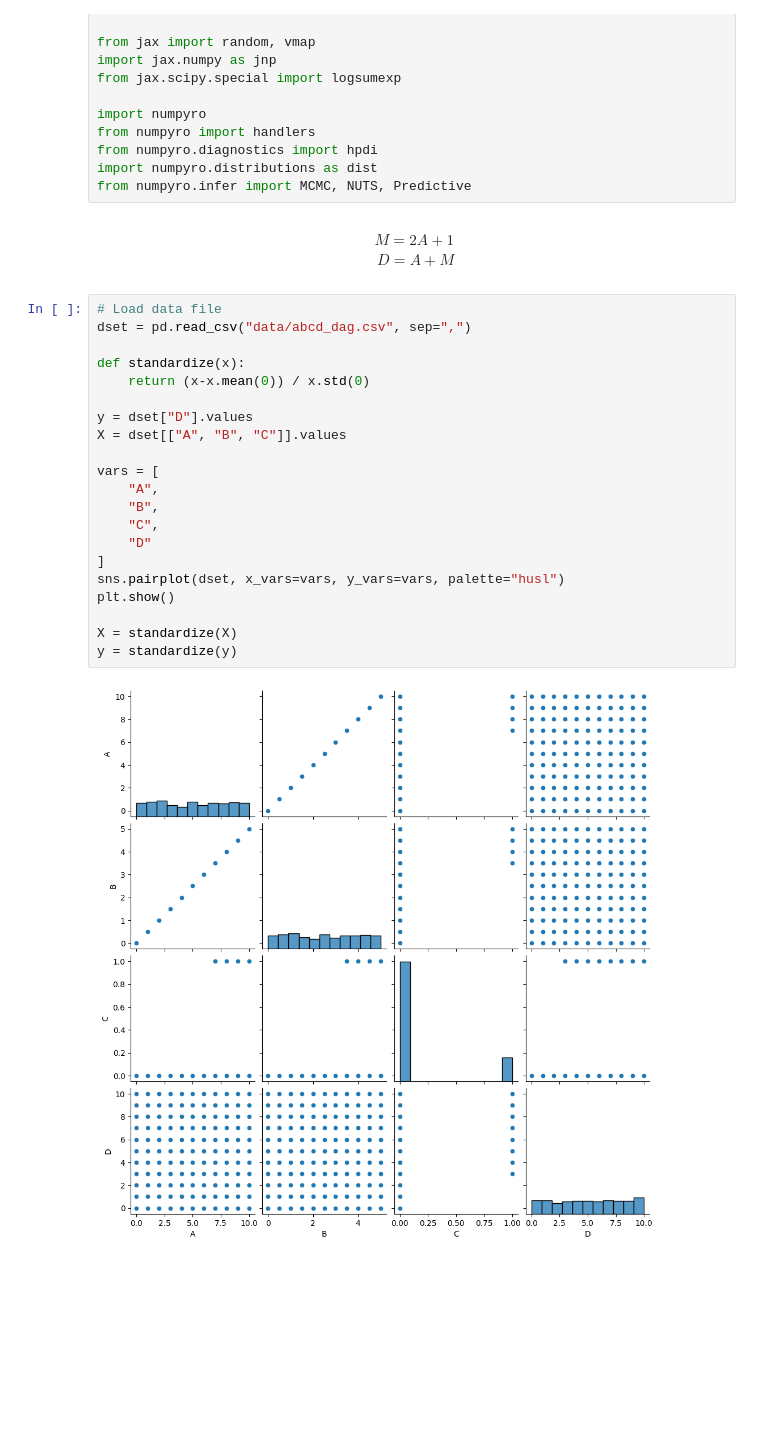
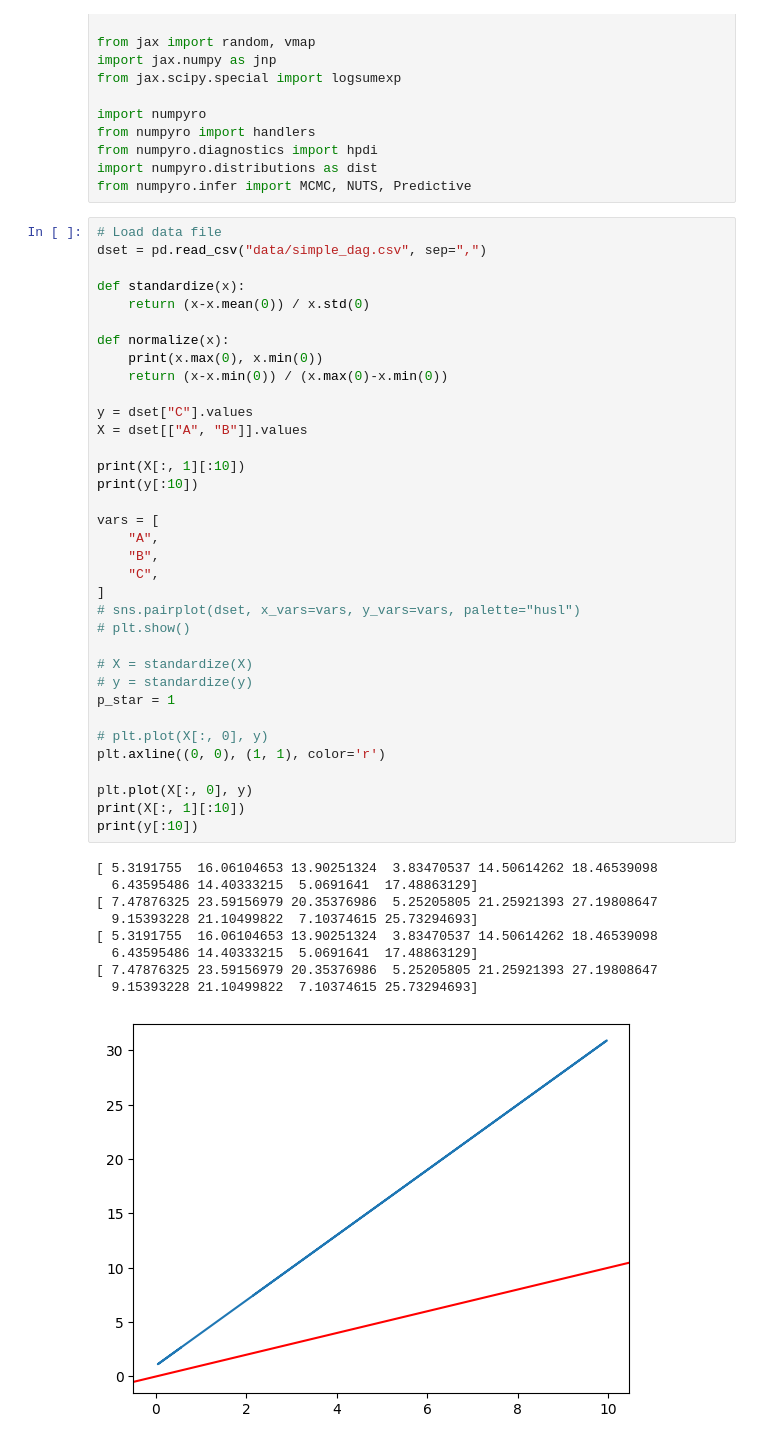
Before and after one commit to Grace0124/numpyro, a Jupyter notebook: logistic-hs_DAG.ipynb, the cells around one changed output. Cells and saved outputs as stored; diff of their text form; blank space fills up the shorter version.

Commit message:
Fixed experiment for normal linear regression

```diff
--- a/logistic-hs_DAG.ipynb
+++ b/logistic-hs_DAG.ipynb
@@ -12,33 +12,50 @@ from numpyro import handlers
 from numpyro.diagnostics import hpdi
 import numpyro.distributions as dist
 from numpyro.infer import MCMC, NUTS, Predictive
-# %% [markdown]
-$$\begin{align*}
-M = 2A+1 \\
-D = A + M
-\end{align*}$$
 # %%
 # Load data file
-dset = pd.read_csv("data/abcd_dag.csv", sep=",")
+dset = pd.read_csv("data/simple_dag.csv", sep=",")
 
 def standardize(x):
     return (x-x.mean(0)) / x.std(0)
 
-y = dset["D"].values
-X = dset[["A", "B", "C"]].values
+def normalize(x):
+    print(x.max(0), x.min(0))
+    return (x-x.min(0)) / (x.max(0)-x.min(0))
+
+y = dset["C"].values
+X = dset[["A", "B"]].values
+
+print(X[:, 1][:10])
+print(y[:10])
 
 vars = [
     "A",
     "B",
     "C",
-    "D"
 ]
-sns.pairplot(dset, x_vars=vars, y_vars=vars, palette="husl")
-plt.show()
+# sns.pairplot(dset, x_vars=vars, y_vars=vars, palette="husl")
+# plt.show()
 
-X = standardize(X)
-y = standardize(y)
+# X = standardize(X)
+# y = standardize(y)
+p_star = 1
+
+# plt.plot(X[:, 0], y)
+plt.axline((0, 0), (1, 1), color='r')
+
+plt.plot(X[:, 0], y)
+print(X[:, 1][:10])
+print(y[:10])
 # %% [output]
+[ 5.3191755  16.06104653 13.90251324  3.83470537 14.50614262 18.46539098
+  6.43595486 14.40333215  5.0691641  17.48863129]
+[ 7.47876325 23.59156979 20.35376986  5.25205805 21.25921393 27.19808647
+  9.15393228 21.10499822  7.10374615 25.73294693]
+[ 5.3191755  16.06104653 13.90251324  3.83470537 14.50614262 18.46539098
+  6.43595486 14.40333215  5.0691641  17.48863129]
+[ 7.47876325 23.59156979 20.35376986  5.25205805 21.25921393 27.19808647
+  9.15393228 21.10499822  7.10374615 25.73294693]
-[figure, old version]
+[figure, new version]
 # %%
 def model(X, y=None):
```
Also changed, not shown: parts of 7 cells of this notebook, 2 other files.
